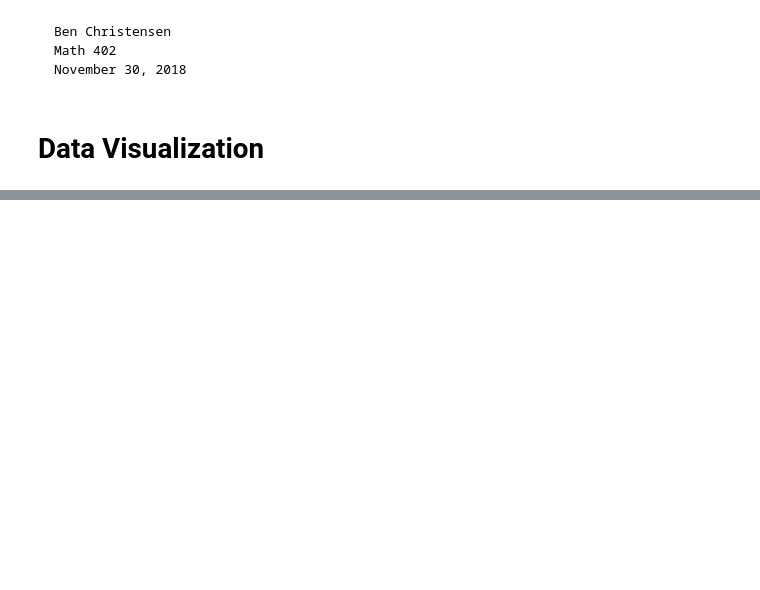
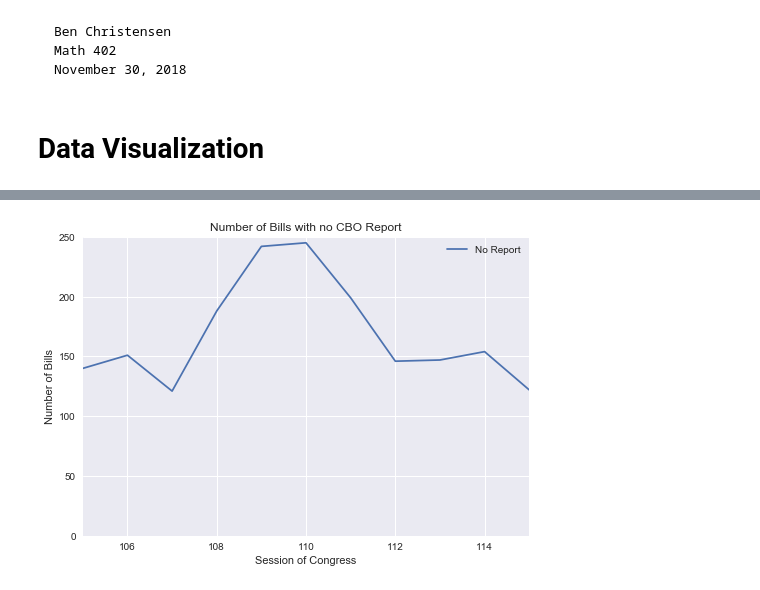
Before and after one commit to BenChristensen12/fiscal-responsibility-index, a Jupyter notebook: data_visualization.ipynb, the cells around one changed output, grey strips where cells are left out. Saved outputs shown, nothing was run; the diff lists cells and outputs as text; code cells hidden in the pictures; blank space fills up the shorter version.

```diff
--- a/data_visualization.ipynb
+++ b/data_visualization.ipynb
@@ -11,0 +43,10 @@ import seaborn as sns
+# %%
+#Plot only no report
+descrip_df.plot(y=["No Report"])
+plt.xlabel("Session of Congress")
+plt.ylabel("Number of Bills")
+plt.ylim(0, 250)
+plt.title("Number of Bills with no CBO Report")
+plt.show()
+# %% [output]
+[figure, added]
```
Also changed, not shown: parts of 58 cells of this notebook, 1 other file.
